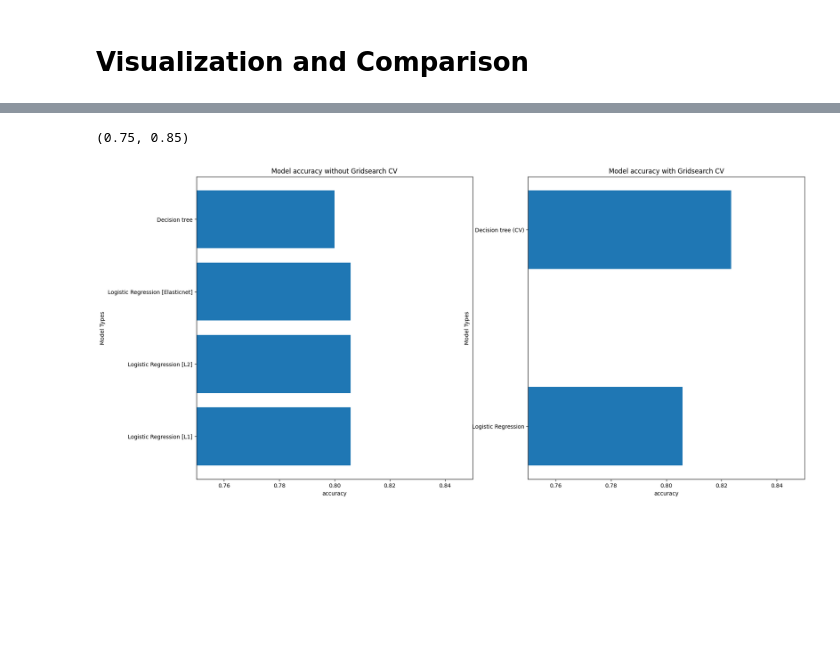
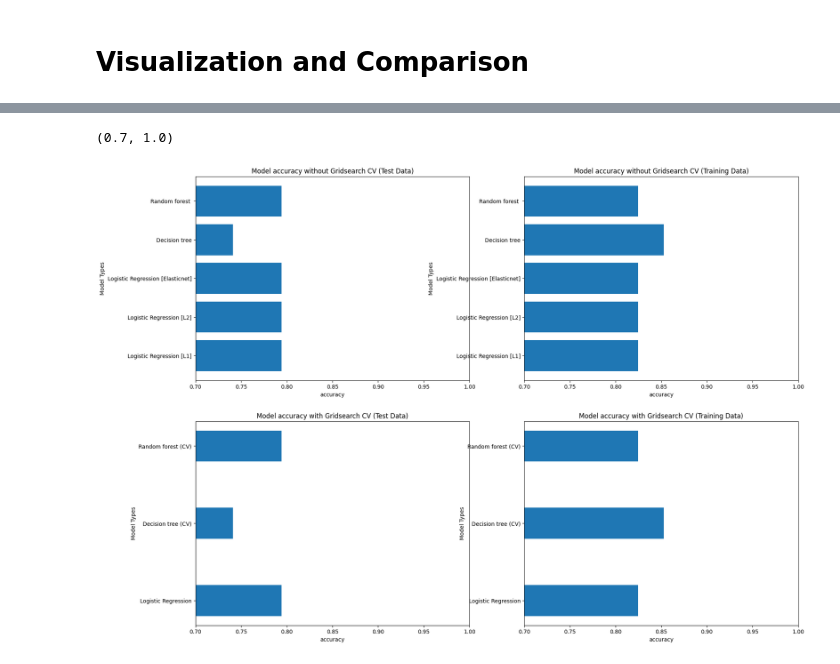
Before and after one commit to mostafa-abdelrashid/-Predicting-Loan-Approval, a Jupyter notebook: Project.ipynb, the cells around one changed output, grey strips where cells are left out. Drawn from its saved outputs; the diff is of its cells as text; code cells hidden in the pictures; blank space fills up the shorter version.

```diff
--- a/Project.ipynb
+++ b/Project.ipynb
@@ -7,7 +7,7 @@ import matplotlib.pyplot as plt
 # %% [markdown]
 # 1.1 - Reading Data & Gathering info about it
 # %%
-df=pd.read_csv("C:\courses\AI & ML\Supervised ML\data.csv")
+df=pd.read_csv("C:\courses\AI & ML\Supervised ML\\task\-Predicting-Loan-Approval--using-Logistic-Regression-and-Decision-Trees-\data.csv")
 # %%
 df.head()
 # %% [output]
@@ -398,0 +398,3 @@ ax[0,0]=plt.bar()
+# %%
+rf_clf=RandomForestClassifier(n_estimators=100)
+rf_clf.fit(x_train,y_train)
@@ -410,6 +443,6 @@ params={
     "l1_ratio":(0.25,0.5,0.75)
 }
 log_reg=LogisticRegression()
-log_reg_cv=GridSearchCV(log_reg,params,scoring='accuracy',verbose=1,cv=3,n_jobs=-1)
+log_reg_cv=GridSearchCV(log_reg,params,scoring='accuracy',cv=3,n_jobs=-1)
 log_reg_cv.fit(x_train,y_train)
 # %% [output]
@@ -504,10 +563,15 @@ accuracy_score(y_test,y_pred)
 from sklearn.metrics import confusion_matrix
 # %%
 acc_list={}
-models={log_reg_l1:"Logistic Regression [L1]",log_reg_l2:"Logistic Regression [L2]",log_reg_elastic:"Logistic Regression [Elasticnet]",tree_clf:"Decision tree",log_reg_cv:"Logistic Regression",tree_clf_cv:"Decision tree (CV)"}
+acc_list_training_data={}
+models={log_reg_l1:"Logistic Regression [L1]",log_reg_l2:"Logistic Regression [L2]",log_reg_elastic:"Logistic Regression [Elasticnet]",tree_clf:"Decision tree",rf_clf:"Random forest ",log_reg_cv:"Logistic Regression",tree_clf_cv:"Decision tree (CV)",rf_clf_cv:"Random forest (CV)"}
 for model in models.keys():
     y_pred=model.predict(x_test)
     acc=accuracy_score(y_test,y_pred)
     acc_list[models[model]]=acc
-acc_list
+    y_pred=model.predict(x_train)
+    acc=accuracy_score(y_train,y_pred)
+    acc_list_training_data[models[model]]=acc
+
+acc_list_training_data
 # %% [output]
@@ -520,23 +586,41 @@ acc_list
 # %%
-fig ,ax=plt.subplots(ncols=2,nrows=1,figsize=(20,10))
-model_names = list(acc_list.keys())[:4]
-model_scores = list(acc_list.values())[:4]
+fig ,ax=plt.subplots(ncols=2,nrows=2,figsize=(20,15))
+model_names = list(acc_list.keys())[:5]
+model_scores = list(acc_list.values())[:5]
 
-ax[0].set_ylabel("Model Types")
-ax[0].set_xlabel("accuracy")
-ax[0].barh(model_names,model_scores)
-ax[0].set_title("Model accuracy without Gridsearch CV")
-ax[0].set_xlim(0.75,0.85)
+ax[0,0].set_ylabel("Model Types")
+ax[0,0].set_xlabel("accuracy")
+ax[0,0].barh(model_names,model_scores)
+ax[0,0].set_title("Model accuracy without Gridsearch CV (Test Data)")
+ax[0,0].set_xlim(0.7,1)
 
-model_names_cv = list(acc_list.keys())[4:]
-model_scores_cv = list(acc_list.values())[4:]
+model_names_cv = list(acc_list.keys())[5:]
+model_scores_cv = list(acc_list.values())[5:]
 
 
-ax[1].set_ylabel("Model Types")
-ax[1].set_xlabel("accuracy")
-ax[1].barh(model_names_cv,model_scores_cv,height=0.4)
-ax[1].set_title("Model accuracy with Gridsearch CV")
-ax[1].set_xlim(0.75,0.85)
+ax[1,0].set_ylabel("Model Types")
+ax[1,0].set_xlabel("accuracy")
+ax[1,0].barh(model_names_cv,model_scores_cv,height=0.4)
+ax[1,0].set_title("Model accuracy with Gridsearch CV (Test Data)")
+ax[1,0].set_xlim(0.7,1)
+
+model_names = list(acc_list_training_data.keys())[:5]
+model_scores = list(acc_list_training_data.values())[:5]
+ax[0,1].set_ylabel("Model Types")
+ax[0,1].set_xlabel("accuracy")
+ax[0,1].barh(model_names,model_scores)
+ax[0,1].set_title("Model accuracy without Gridsearch CV (Training Data)")
+ax[0,1].set_xlim(0.7,1)
+
+model_names_cv = list(acc_list_training_data.keys())[5:]
+model_scores_cv = list(acc_list_training_data.values())[5:]
+
+
+ax[1,1].set_ylabel("Model Types")
+ax[1,1].set_xlabel("accuracy")
+ax[1,1].barh(model_names_cv,model_scores_cv,height=0.4)
+ax[1,1].set_title("Model accuracy with Gridsearch CV (Training Data)")
+ax[1,1].set_xlim(0.7,1)
 # %% [output]
-(0.75, 0.85)
+(0.7, 1.0)
-[figure, old version]
+[figure, new version]
```
Also changed, not shown: parts of 19 cells of this notebook, 1 other file.
